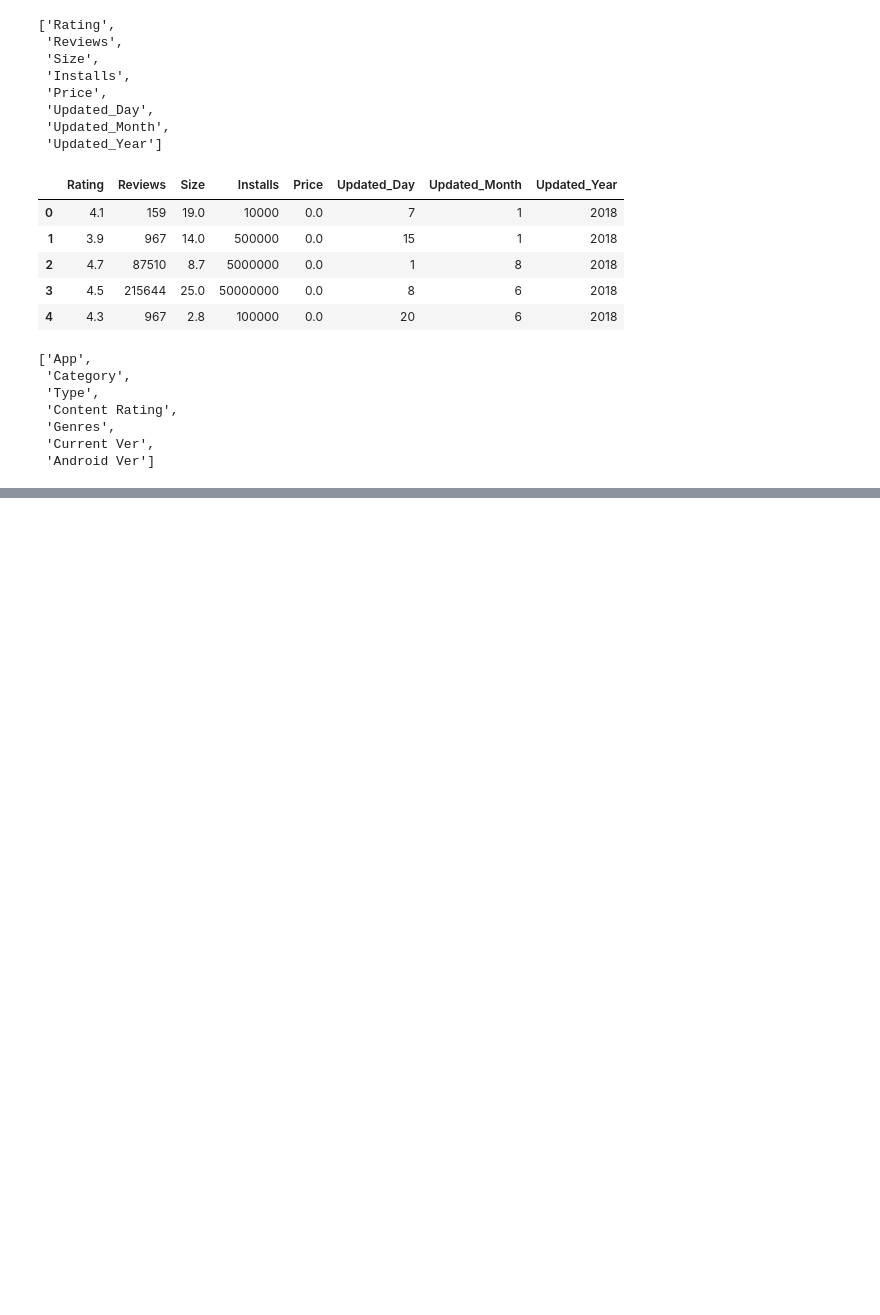
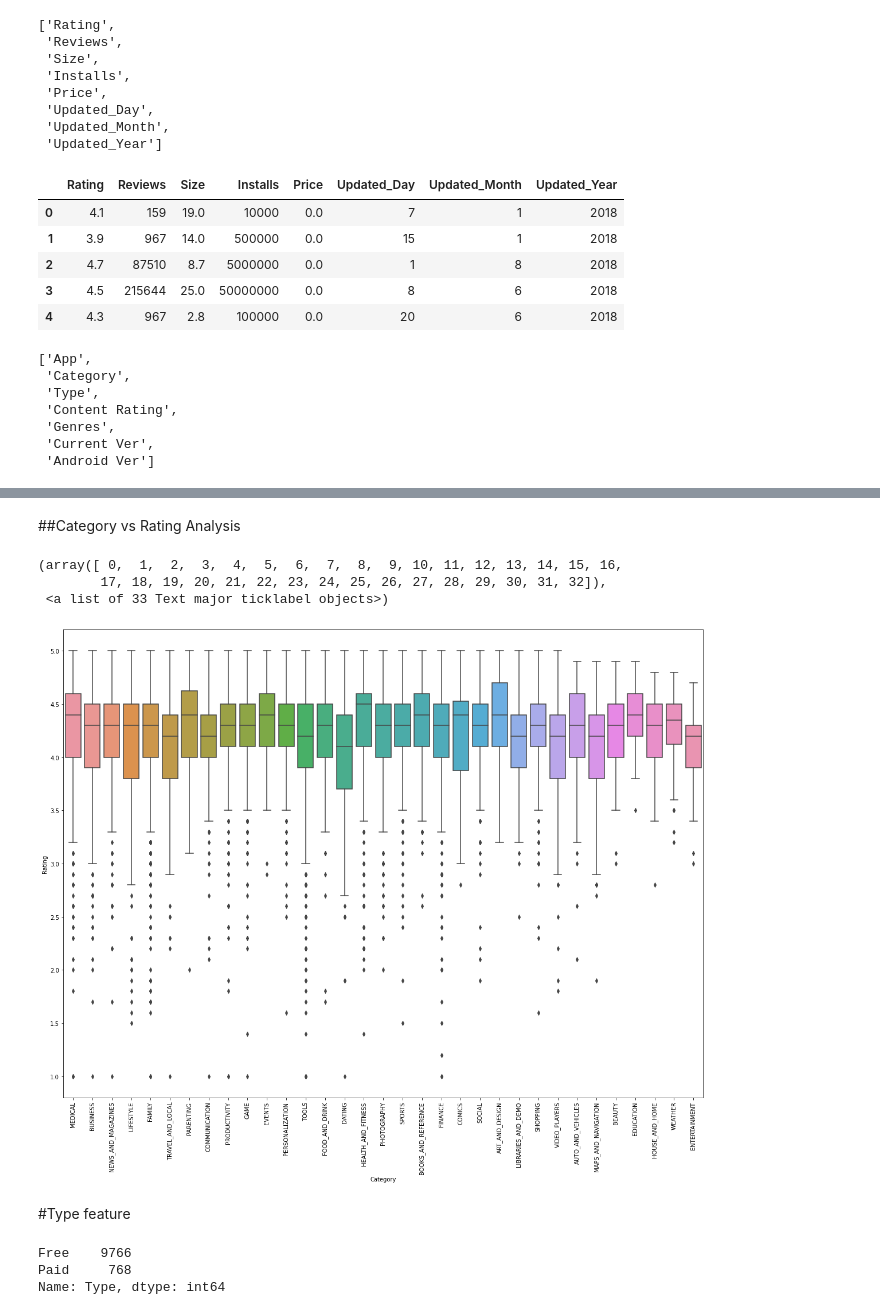
Before and after one commit to shu-nya/Play-Store-App-Review-Analysis, a Jupyter notebook: Play_Store_App_Review_Analysis.ipynb, the cells around one changed output, grey strips where cells are left out. Drawn from its saved outputs; the diff is of its cells as text; code cells hidden in the pictures; blank space fills up the shorter version.

```diff
--- a/Play_Store_App_Review_Analysis.ipynb
+++ b/Play_Store_App_Review_Analysis.ipynb
@@ -572,0 +709,19 @@ categorical.head()
+# %% [markdown]
+##Category vs Rating Analysis
+# %%
+plt.figure(figsize=(20,15))
+sns.boxplot(y='Rating',x='Category',data = data.sort_values('Rating',ascending=False))
+plt.xticks(rotation=90)
+# %% [output]
+(array([ 0,  1,  2,  3,  4,  5,  6,  7,  8,  9, 10, 11, 12, 13, 14, 15, 16,
+        17, 18, 19, 20, 21, 22, 23, 24, 25, 26, 27, 28, 29, 30, 31, 32]),
+ <a list of 33 Text major ticklabel objects>)
+[figure, added]
+# %% [markdown]
+#Type feature
+# %%
+categorical['Type'].value_counts()
+# %% [output]
+Free    9766
+Paid     768
+Name: Type, dtype: int64
```
Also changed, not shown: parts of 34 cells of this notebook.
